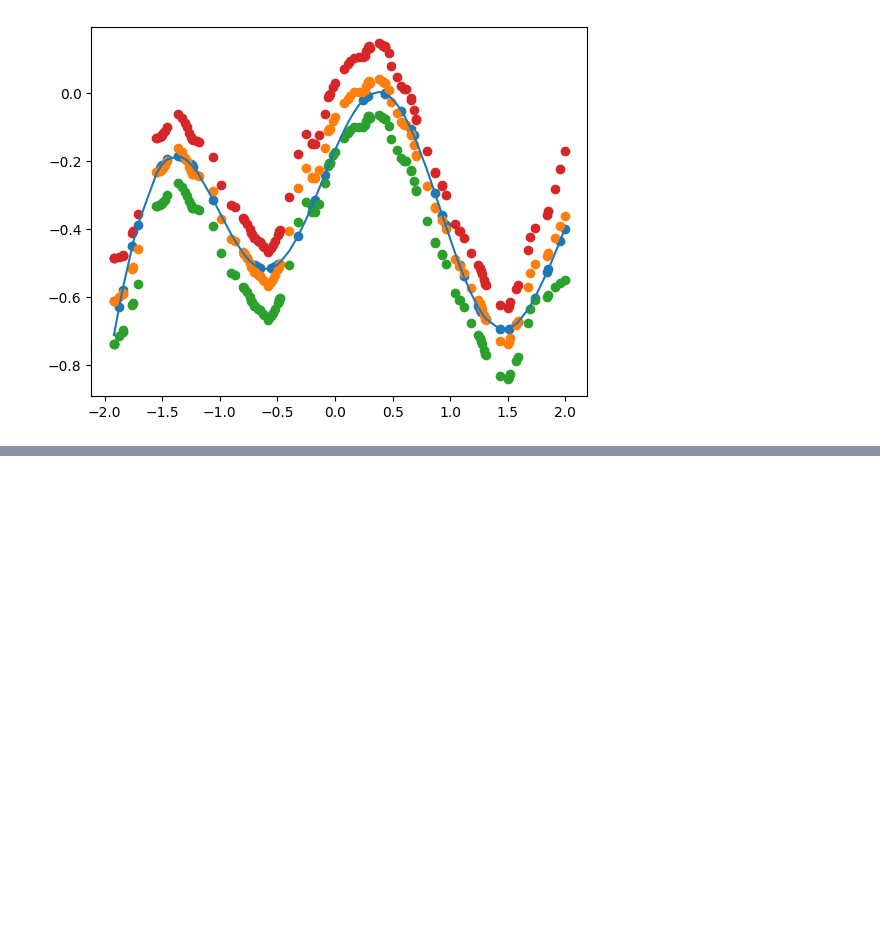
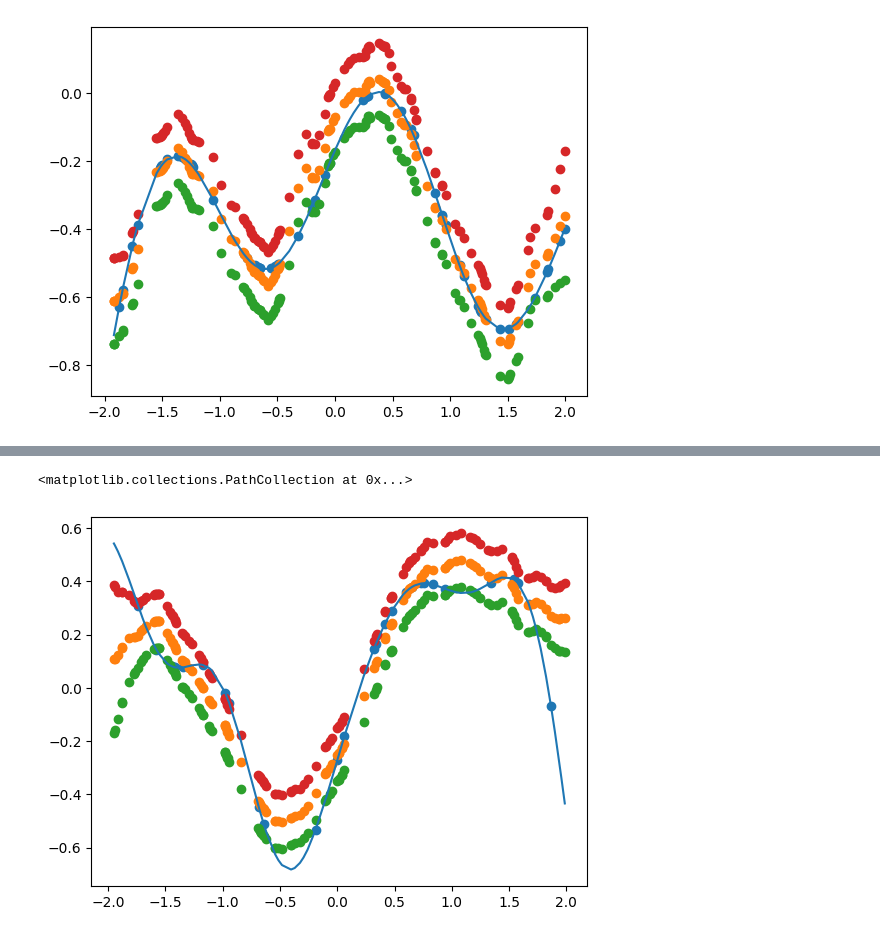
Before and after one commit to sachdved/NPR_for_Proteins, a Jupyter notebook: 1DRegressionNPR.ipynb, the cells around one changed output, grey strips where cells are left out. Cells and saved outputs as stored; diff of their text form; code cells hidden in the pictures; blank space fills up the shorter version.

```diff
--- a/1DRegressionNPR.ipynb
+++ b/1DRegressionNPR.ipynb
@@ -526,0 +737,10 @@ plt.scatter(x_target[20], (mu.detach().numpy()[20]+var.detach().numpy()[20]).res
+# %%
+plt.plot(X[1], Y[1])
+plt.scatter(x_context[1], y_context[1])
+
+plt.scatter(x_target[1], mu.detach().numpy()[1])
+plt.scatter(x_target[1].squeeze(), (mu.detach().numpy()[1]-var.detach().numpy()[1]).reshape(128,))
+plt.scatter(x_target[1], (mu.detach().numpy()[1]+var.detach().numpy()[1]).reshape(128,))
+# %% [output]
+<matplotlib.collections.PathCollection at 0x...>
+[figure, added]
```
Also changed, not shown: parts of 13 cells of this notebook, 1 other file.
